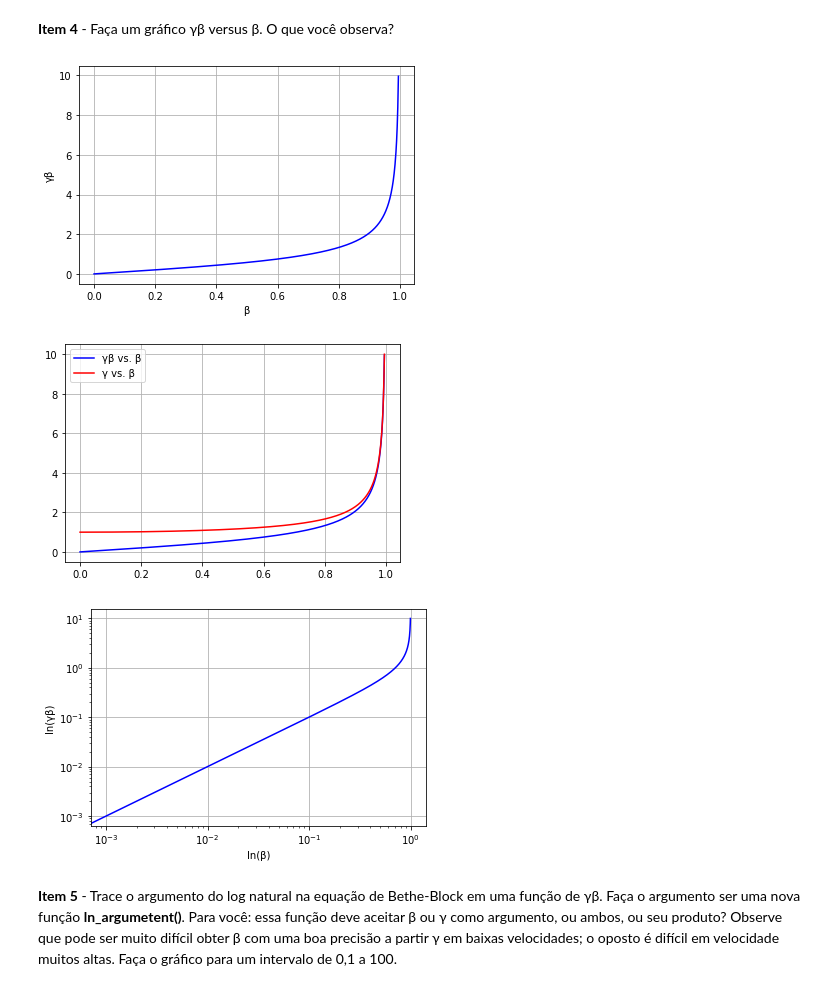
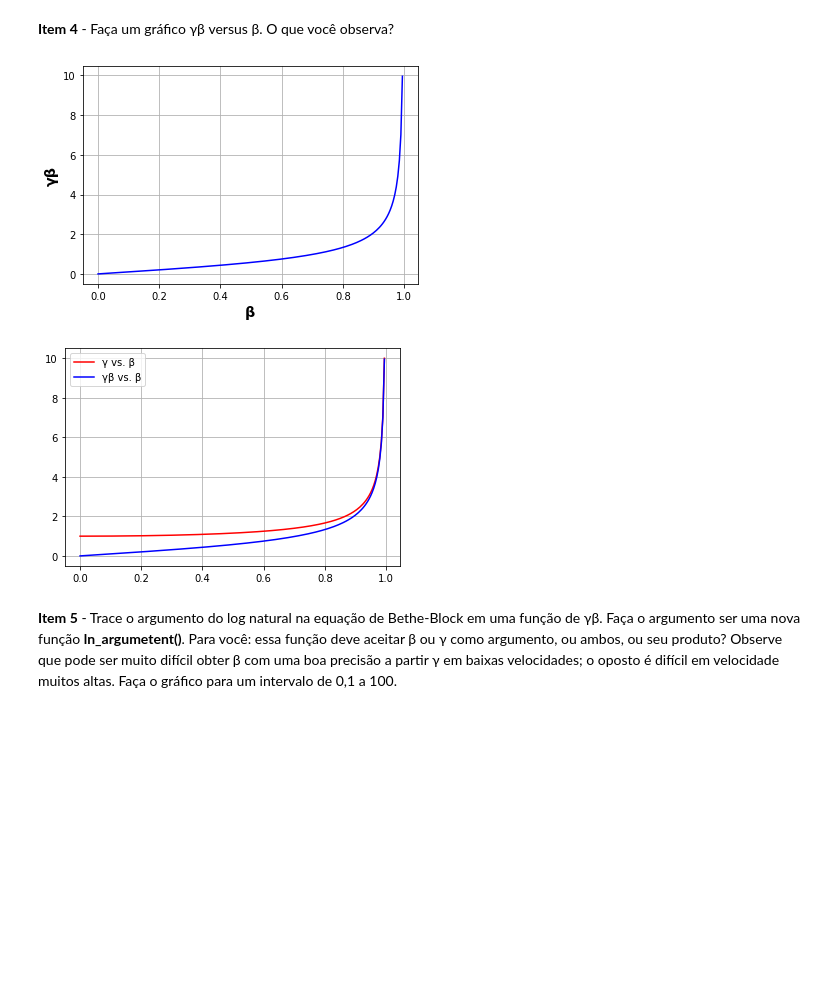
Before and after one commit to JMateusNSilva/python_uerj_2020_2, a Jupyter notebook: projeto01/projeto01_Bethe_Block_equation.ipynb, the cells around one changed output. Cells and saved outputs as stored; diff of their text form; code cells hidden in the pictures; blank space fills up the shorter version.

```diff
--- a/projeto01/projeto01_Bethe_Block_equation.ipynb
+++ b/projeto01/projeto01_Bethe_Block_equation.ipynb
@@ -31,9 +31,10 @@ def gamma(beta):
 import numpy as np
 from função_gamma import gamma
 # Beta varia entre valores de 0 até 1.
-beta = np.arange(0.0,1.0,0.005)
+beta = np.arange(0.0,1.0,0.005)                              # Valor do vetor beta
 #print(f'O valor de vetor beta é: \n {beta}')
-print(f'O valor do vetor gamma é: \n {gamma(beta)}')
+gamma = gamma(beta)
+print(f'O valor do vetor gamma é: \n {gamma}')
 # %% [output]
 O valor do vetor gamma é:
  [ 1.          1.0000125   1.00005     1.00011252  1.00020006  1.00031265
@@ -59,7 +60,7 @@ import numpy as np
 import matplotlib.pyplot as plt
 from função_gamma import gamma
 # Beta varia entre valores de 0 até 1.
-beta = np.arange(0.0,0.996,0.001)               # O intervalo inclui o ponto inicial (0) e exclui o ponto final(0.996)
+beta = np.arange(0.0,0.996,0.005)               # O intervalo inclui o ponto inicial (0) e exclui o ponto final(0.996)
 
 gamma = gamma(beta)
 
@@ -69,8 +70,8 @@ gamma = gamma(beta)
 #print(f'gamma = \n {gamma}')
 #print(f'beta = \n {beta}')
 
-plt.ylabel('γ')
-plt.xlabel('β')
+plt.ylabel('γ' ,fontsize= 'x-large', fontweight='bold')
+plt.xlabel('β' , fontsize= 'x-large', fontweight='bold')
 plt.grid()
 plt.plot(beta, gamma,'red')
 plt.show()
@@ -81,42 +82,43 @@ plt.show()
 # %%
 import numpy as np
 import matplotlib.pyplot as plt
 from função_gamma import gamma
 # Beta varia entre valores de 0 até 1.
-beta = np.arange(0,0.996,0.001)               # O intervalo inclui o ponto inicial (0) e exclui o ponto final(0.996)
+beta = np.arange(0,0.996,0.005)               # O intervalo inclui o ponto inicial (0) e exclui o ponto final(0.996)
 
 gamma = gamma(beta)
 
 gamma_beta = gamma*beta
 
 #print(gamma_beta)
 
 fig, ax1 = plt.subplots()
-ax1.set_ylabel('γβ')
-ax1.set_xlabel('β')
+ax1.set_xlabel('β', fontsize= 'x-large', fontweight='bold')
+ax1.set_ylabel('γβ', fontsize= 'x-large', fontweight= 'bold')
 axi=plt.grid()
-ax1=plt.plot(beta,gamma_beta,'blue')
+ax1=plt.plot(beta, gamma_beta, 'blue')
+
+
 
 fig, ax6 = plt.subplots()
 plt.grid()
+ax6=plt.plot(beta,gamma, 'red', label='γ vs. β')
 ax6=plt.plot( beta,gamma_beta, 'blue', label='γβ vs. β')
-ax6=plt.plot(beta,gamma, 'red', label='γ vs. β')
 ax6=plt.legend()
 
 
 
 
-fig,ax2 = plt.subplots()
-plt.grid()
-ax2.set_ylabel('ln(γβ)')
-ax2.set_xlabel('ln(β)')
-ax2.set_xscale('log')
-ax2.set_yscale('log')
-ax2=plt.plot( beta, gamma_beta, 'blue')
+#fig,ax2 = plt.subplots()
+#plt.grid()
+#ax2.set_ylabel('ln(γβ)')
+#ax2.set_xlabel('ln(β)')
+#ax2.set_xscale('log')
+#ax2.set_yscale('log')
+#ax2=plt.plot( beta, gamma_beta, 'blue')
 # %% [output]
-[figure, old version]
+[figure, new version]
-[figure, old version]
+[figure, new version]
-[figure, removed]
 # %% [markdown]
 **Item 5** - Trace o argumento do log natural na equação de Bethe-Block em uma função de γβ. Faça o argumento ser uma nova função **ln_argumetent()**. Para você: essa função deve aceitar β ou γ como argumento, ou ambos, ou seu produto? Observe que pode ser muito difícil obter β com uma boa precisão a partir γ em baixas velocidades; o oposto é difícil em velocidade muitos altas. Faça o gráfico para um intervalo de 0,1 a 100.
 # %%
```
Also changed, not shown: parts of 8 cells of this notebook.
